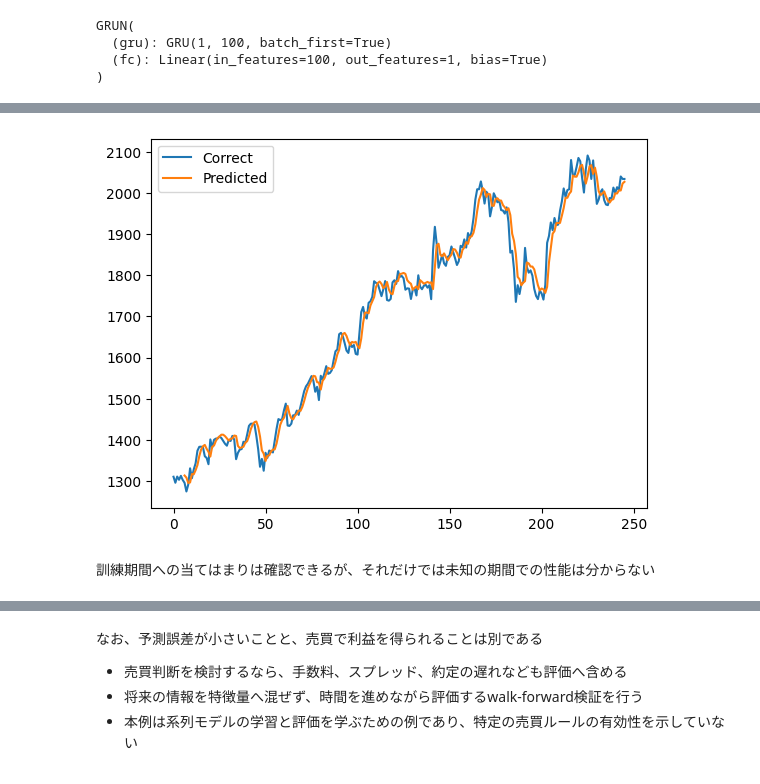
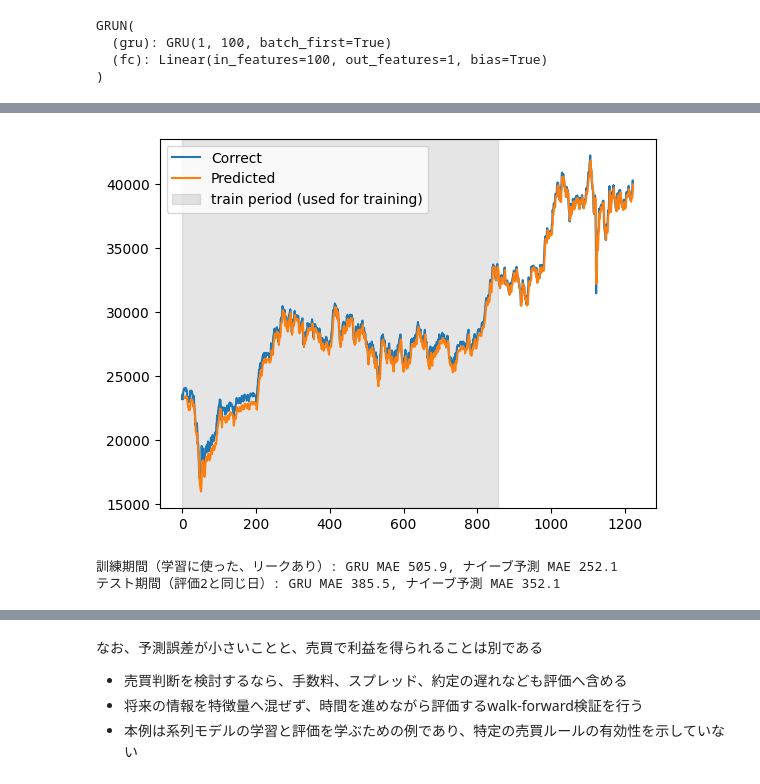
Before and after one commit to keioNishi/lec-mlsys, a Jupyter notebook: mlsys-text-A-RNN.ipynb, the cells around one changed output, grey strips where cells are left out. Saved outputs shown, nothing was run; the diff lists cells and outputs as text; code cells hidden in the pictures.

```diff
--- a/mlsys-text-A-RNN.ipynb
+++ b/mlsys-text-A-RNN.ipynb
@@ -936,0 +1012,20 @@ print('ゼロ列チャンクのラベル:', y_template[1:].numpy().astype(int),
+# %%
+torch.manual_seed(0)
+lstm = nn.LSTM(1, 8, batch_first=True).to(device)
+x0 = train_x[:4, :chunk].clone().requires_grad_(True)   # チャンク0の入力（勾配を調べるため requires_grad にする）
+x1 = train_x[:4, chunk:2*chunk]                          # チャンク1の入力
+
+_, state = lstm(x0)                                      # state = (h, c)
+detached = tuple(s.detach() for s in state)
+print("状態の値は同じ:", all(torch.equal(a, b) for a, b in zip(state, detached)))
+
+grads = {}
+for name, s in [("detachなし", state), ("detachあり", detached)]:
+    x0.grad = None
+    z, _ = lstm(x1, s)
+    z[:, -1].sum().backward(retain_graph=True)           # チャンク1の最後の出力から逆伝播する
+    grads[name] = x0.grad
+    print(f"{name}: チャンク0の入力への勾配 =",
+          "None（届かない）" if x0.grad is None else f"{x0.grad.abs().sum().item():.4f}（届く）")
+
+assert grads["detachなし"] is not None and grads["detachあり"] is None
@@ -2048,22 +2296,26 @@ df
 # %%
 #訓練データとテストデータに分割
 test_size = 0.3
-df = stockyf # Use yfinance data
 # スクレイピング結果と日時インデックスの両方を時刻順に揃える
 if 'Date' in df.columns:
   df = df.assign(Date=pd.to_datetime(df['Date'])).sort_values('Date')
+  dates = pd.DatetimeIndex(df['Date'])
 else:
   df = df.sort_index()
+  dates = pd.DatetimeIndex(pd.to_datetime(df.index))
+assert dates.is_monotonic_increasing and dates.is_unique, "日付が古い順に並んでいないか、重複している"
 sp = df['Close'].astype(float).to_numpy() # pandasからnumpyへ変換
 total_len = len(sp)
 test_len = int(len(sp)*test_size)
 train_len = total_len - test_len
 print("total_len:", total_len, " train_len:", train_len, "test_len:", test_len)
+print("訓練期間:", dates[0].date(), "〜", dates[train_len-1].date(), " テスト期間:", dates[train_len].date(), "〜", dates[-1].date())
 train = sp[0:train_len]
 test = sp[train_len:total_len]
-x_max, x_min = max(train), min(train)
+x_max, x_min = max(train), min(train)  # 最大値・最小値は訓練期間だけから求める
 if x_max == x_min:
   raise ValueError("訓練期間の価格が一定であり、このスケーリングは使えない")
 train_norm = (train - x_min) / (x_max - x_min)
 test_norm = (test - x_min) / (x_max - x_min)
+print(f"テスト期間のうち、訓練期間の最大値を超える日の割合: {(test_norm > 1).mean():.0%}")
 # %% [output]
@@ -2191,24 +2458,31 @@ epoch  49 | loss 0.001214
 # %%
 sp_norm = (sp - x_min) / (x_max - x_min)
 in_true = list(sp_norm.reshape(-1).astype(np.float32)) # ここの意味を理解する
 pred = []
 model.eval()
 for i in range(n_time):
   pred.append(float("nan")) # 最初の窓が揃わない区間は欠損値として扱う
 hidden = torch.zeros(model.num_layers, 1, model.hidden_size, device=device)
 with torch.no_grad():
     for i in range(len(sp)-n_time):
       x = torch.tensor(in_true[i:i+n_time])  # 直近の時系列を取り出す
       x = x.reshape(1, -1, 1)  # (バッチサイズ, 時系列の数, 入力の数)
       y, _ = model(x.to(device), hidden)
       pred.append(y[0].item())  # 予測結果をpredictedに追加する
 plt.plot(range(len(sp)), sp, label="Correct")
 pred = np.array(pred)
 pred = pred * (x_max - x_min) + x_min
 plt.plot(range(len(pred)), pred, label="Predicted")
+plt.axvspan(0, train_len, color="gray", alpha=0.2, label="train period (used for training)")
 plt.legend()
 plt.show()
+
+# 期間ごとの平均絶対誤差（MAE）、ナイーブ予測は前日の値をそのまま翌日の予測とする
+naive = np.r_[np.nan, sp[:-1]]
+for name, part in [("訓練期間（学習に使った、リークあり）", slice(n_time, train_len)),
+                   ("テスト期間（評価2と同じ日）", slice(train_len + n_time, total_len))]:
+  print(f"{name}: GRU MAE {np.mean(np.abs(pred[part] - sp[part])):.1f}, ナイーブ予測 MAE {np.mean(np.abs(naive[part] - sp[part])):.1f}")
 # %% [output]
-[figure, old version]
+[figure, new version]
+訓練期間（学習に使った、リークあり）: GRU MAE 505.9, ナイーブ予測 MAE 252.1
+テスト期間（評価2と同じ日）: GRU MAE 385.5, ナイーブ予測 MAE 352.1
-# %% [markdown]
-訓練期間への当てはまりは確認できるが、それだけでは未知の期間での性能は分からない
```
Also changed, not shown: parts of 71 cells of this notebook.
